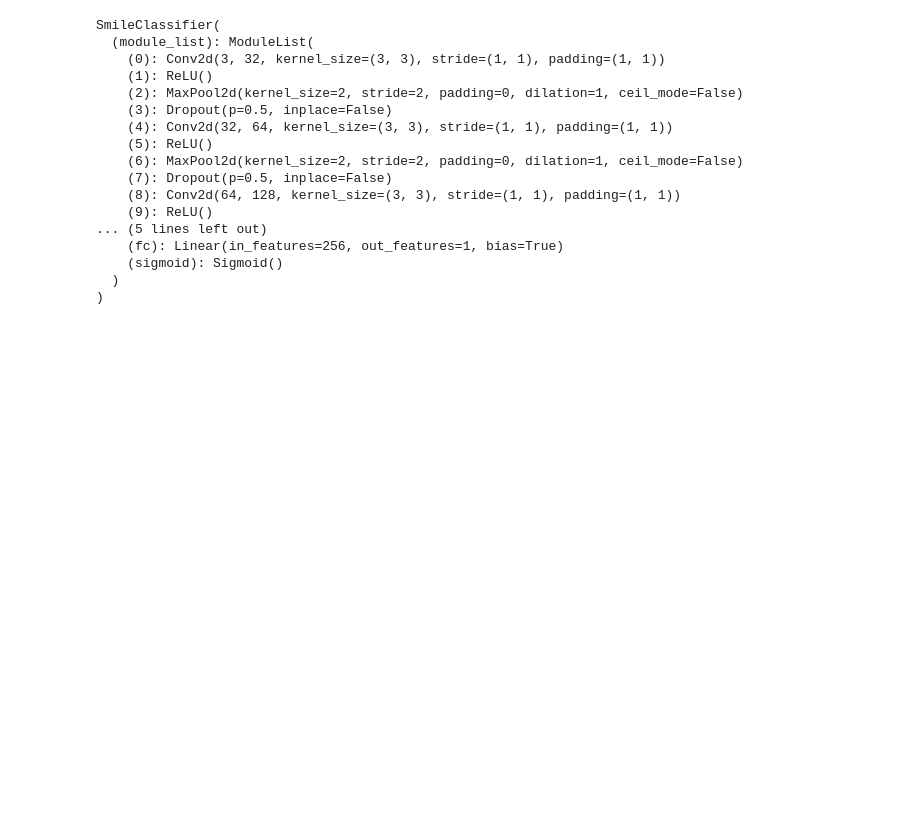
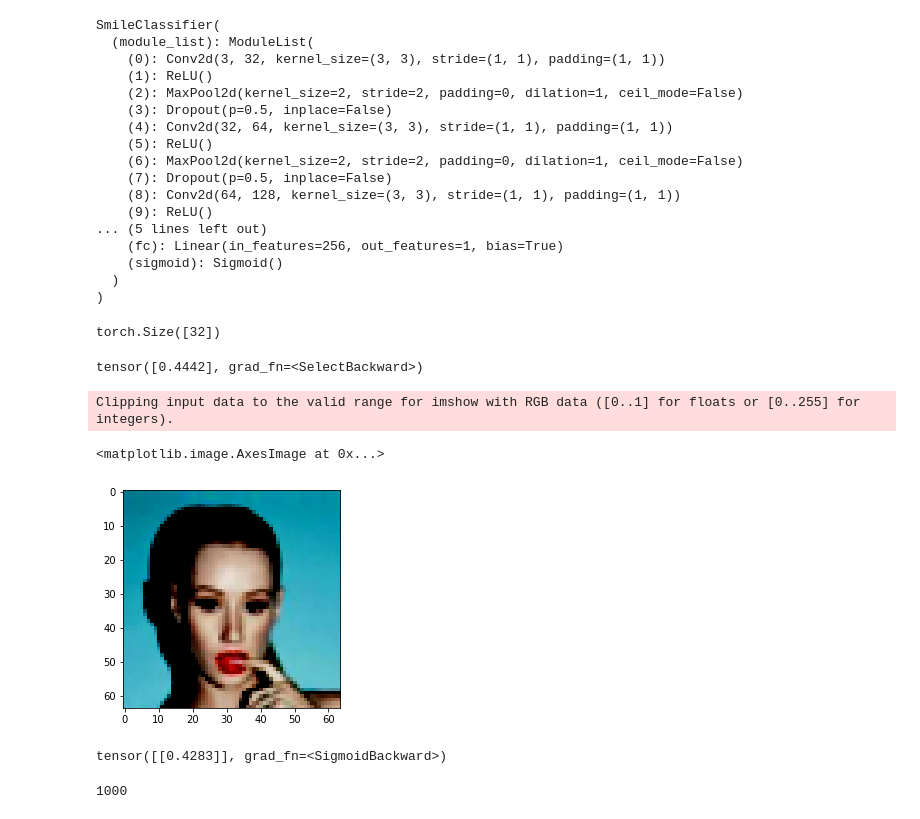
Before and after one commit to AbhishekBose/ML_with_pytorch_scikit_learn_book, a Jupyter notebook: pytorch/smile_classifier.ipynb, the cells around one changed output. Drawn from its saved outputs; the diff is of its cells as text; code cells hidden in the pictures; blank space fills up the shorter version.

```diff
--- a/pytorch/smile_classifier.ipynb
+++ b/pytorch/smile_classifier.ipynb
@@ -70,6 +71,7 @@ transforms_train = transforms.Compose([
     transforms.RandomHorizontalFlip(),
     transforms.Resize([64,64]),
     transforms.ToTensor(),
+    transforms.Normalize(mean=(0.5, 0.5, 0.5), std=(0.5, 0.5, 0.5))
 ])
 # %%
 transform_valid_test = transforms.Compose([
@@ -115,7 +128,7 @@ print("Train set: ",len(celeba_train_dataset))
 # %% [output]
 Train set:  16000
 # %%
-batch_size = 16
+batch_size = 32
 torch.manual_seed(1)
 
 train_dl = DataLoader(celeba_train_dataset,batch_size=batch_size,shuffle=True)
@@ -185,0 +210,7 @@ optimizer = torch.optim.Adam(model.parameters(),lr = 0.01)
+# %%
+data, target = next(iter(train_dl))
+for epoch in range(1, 100):
+
+    loss = train_single_batch(10, data, target, model, "cpu", optimizer, epoch)
+    if epoch % 10 ==0:
+        print("Loss is :: {}".format(loss))
@@ -186 +219,19 @@ optimizer = torch.optim.Adam(model.parameters(),lr = 0.01)
+# %%
+target.shape
+# %% [output]
+torch.Size([32])
+# %%
+output[0]
+# %% [output]
+tensor([0.4442], grad_fn=<SelectBackward>)
+# %%
+plt.imshow(data[10].permute(1,2,0))
+# %% [output]
+Clipping input data to the valid range for imshow with RGB data ([0..1] for floats or [0..255] for integers).
+<matplotlib.image.AxesImage at 0x...>
+[figure, added]
+# %%
+model(data[5].unsqueeze(0))
+# %% [output]
+tensor([[0.4283]], grad_fn=<SigmoidBackward>)
 # %%
@@ -218 +275,5 @@ def train(model, num_epochs=200, train_dl=None,x_valid=None,y_valid=None):
     return loss_hist_train, loss_hist_valid, accuracy_hist_train, accuracy_hist_valid
+# %%
+len(valid_dl.dataset)
+# %% [output]
+1000
```
Also changed, not shown: parts of 8 cells of this notebook, 3 other files.
